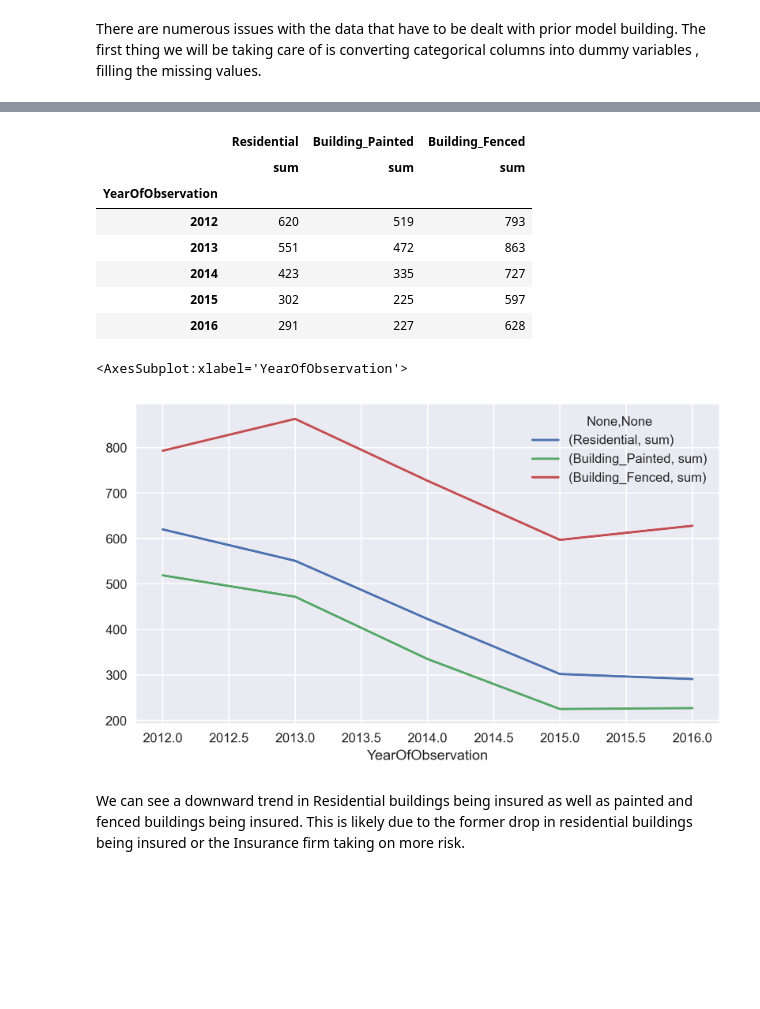
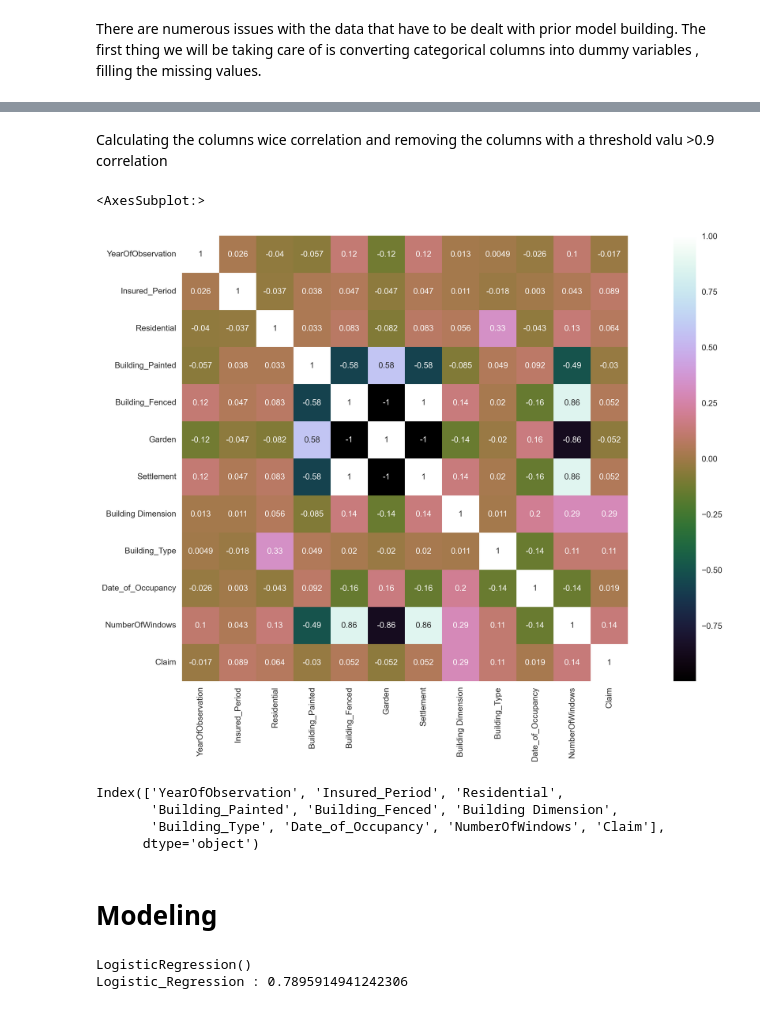
Before and after one commit to Bonniface/Insurance-Prediction, a Jupyter notebook: Untitled.ipynb, the cells around one changed output, grey strips where cells are left out. Cells and saved outputs as stored; diff of their text form; code cells hidden in the pictures; blank space fills up the shorter version.

```diff
--- a/Untitled.ipynb
+++ b/Untitled.ipynb
@@ -22,0 +35,3 @@ Test = pd.read_csv('test_data.csv')
+# %%
+Test = pd.read_csv('test_data.csv', index_col=0, na_values='na')
+print(f'The DataFrame has {len(Test)} rows and {Test.shape[1]} columns.')
@@ -113,8 +163,22 @@ CAT = ['Building_Painted', 'Building_Fenced', 'Garden',
 # %%
+
 from sklearn.impute import SimpleImputer
 
+CAT = ['Building_Painted', 'Building_Fenced', 'Garden', 'Geo_Code']
 for col in CAT:
     cat_imputer = SimpleImputer(strategy='most_frequent')
     cat_imputer.fit(Train[[col]])
     Train.loc[:, col] = cat_imputer.transform(Train[[col]])
-    Test.loc[:, col] = cat_imputer.transform(Test[[col]])
+    Test.loc[:, col] = cat_imputer.transform(Test[[col]]) # Apply to the Test Data
+
+
+Train['Building Dimension'] = Train['Building Dimension'].fillna(0)
+Train['NumberOfWindows'] = Train['NumberOfWindows'].fillna(0)
+Train.Date_of_Occupancy = Train.Date_of_Occupancy.fillna(1960)
+Train.Date_of_Occupancy = Train.Date_of_Occupancy.astype('int64')
+############################################################   Test   ##############################################################################
+Test['Building Dimension'] = Test['Building Dimension'].fillna(0)
+Test['NumberOfWindows'] = Test['NumberOfWindows'].fillna(0)
+Test.Date_of_Occupancy = Test.Date_of_Occupancy.fillna(1960)
+Test.Date_of_Occupancy = Test.Date_of_Occupancy.astype('int64')
+Test.info()
@@ -123,6 +205,12 @@ for col in CAT:
 # %%
-# Train['NumberOfWindows'] = Train['NumberOfWindows'].map({'.': 0,'>=10':10})
-# Train['NumberOfWindows'].astype('int64')
+#Conducting String replacement to convert the NumberOfWindows column to int64
+Train.NumberOfWindows = Train.NumberOfWindows.str.replace(".","0")
+Train.NumberOfWindows = Train.NumberOfWindows.str.replace(">=10","10")
+Train.NumberOfWindows = Train.NumberOfWindows.astype('int64')
+###############################################################   Test  ##############################################################################
+Test.NumberOfWindows = Test.NumberOfWindows.str.replace(".","0")
+Test.NumberOfWindows = Test.NumberOfWindows.str.replace(">=10","10")
+Test.NumberOfWindows = Test.NumberOfWindows.astype('int64')
 # %%
 Train['Building_Fenced'] = Train['Building_Fenced'].map({'V':0,'N':1})
 Train['Building_Painted'] = Train['Building_Painted'].map({'V':0,'N':1})
@@ -131,20 +224,11 @@ Train['Settlement'] = Train['Settlement'].map({'U':0,'R':1})
-# %%
-Trend = Train[['YearOfObservation','Residential','Building_Painted', 'Building_Fenced']].groupby('YearOfObservation').agg([np.sum])
-
-Trend
-# %% [output]
-|  | Residential | Building_Painted | Building_Fenced |
-|  | sum | sum | sum |
-| YearOfObservation |  |  |  |
-| 2012 | 620 | 519 | 793 |
-| 2013 | 551 | 472 | 863 |
-| 2014 | 423 | 335 | 727 |
-| 2015 | 302 | 225 | 597 |
-| 2016 | 291 | 227 | 628 |
-# %%
-Trend.plot()
-# %% [output]
-<AxesSubplot:xlabel='YearOfObservation'>
-[figure, removed]
-# %% [markdown]
-We can see a downward trend in Residential buildings being insured as well as painted and fenced buildings being insured. This is likely due to the former drop in residential buildings being insured or the Insurance firm taking on more risk.
+# %% [markdown]
+Calculating  the columns wice correlation and removing the columns with a threshold valu >0.9 correlation
+# %%
+
+# GETTING Correllation matrix
+corr_mat= Train.corr(method='pearson')
+plt.figure(figsize=(20,10))
+sns.heatmap(corr_mat,vmax=1,square=True,annot=True,cmap='cubehelix')
+# %% [output]
+<AxesSubplot:>
+[figure, added]
@@ -150,0 +254,9 @@ We can see a downward trend in Residential buildings being insured as well as pa
+# %%
+Train.columns
+# %% [output]
+Index(['YearOfObservation', 'Insured_Period', 'Residential',
+       'Building_Painted', 'Building_Fenced', 'Building Dimension',
+       'Building_Type', 'Date_of_Occupancy', 'NumberOfWindows', 'Claim'],
+      dtype='object')
+# %% [markdown]
+# Modeling
@@ -186,0 +305,11 @@ We can see a downward trend in Residential buildings being insured as well as pa
+# %%
+
+import best_model
+best_model, best_model_name, acc = best_model.bestClassificationModel(X, y)
+
+print(best_model)
+
+print(best_model_name, ":", acc)
+# %% [output]
+LogisticRegression()
+Logistic_Regression : 0.7895914941242306
```
Also changed, not shown: parts of 38 cells of this notebook, 3 other files.
